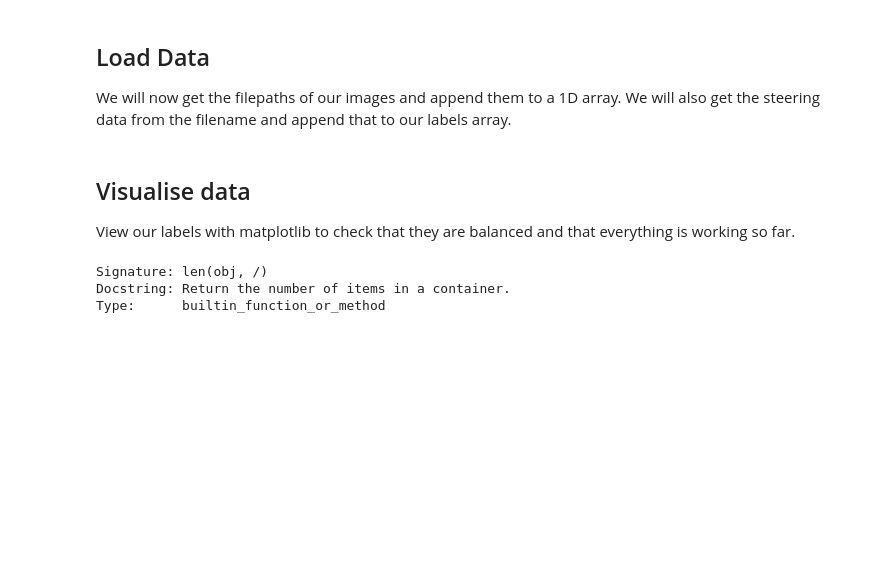
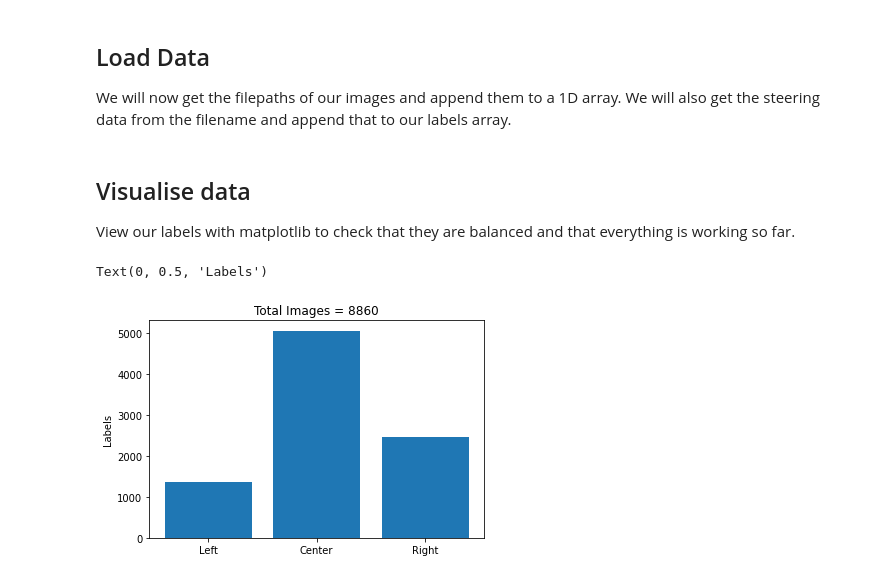
Before and after one commit to BenjaminPoole/AI-Mario-Kart, a Jupyter notebook: CNN Training.ipynb, the cells around one changed output. Saved outputs shown, nothing was run; the diff lists cells and outputs as text; code cells hidden in the pictures; blank space fills up the shorter version.

```diff
--- a/CNN Training.ipynb
+++ b/CNN Training.ipynb
@@ -7,6 +10,9 @@ We will now get the filepaths of our images and append them to a 1D array. We wi
 # %%
 images=[]
 labels=[] # left = 0, right = 1
+left_count=0
+center_count=0
+right_count=0
 
 
 for folder in os.listdir('myData'):
@@ -17,11 +23,14 @@ for folder in os.listdir('myData'):
         #                          # right = wasd[3]
         if wasd[1] == '1' and wasd[3] == '0': # Turning left
             labels.append('left')
+            left_count+=1
 
         elif wasd[1] == '0' and wasd[3] == '1': # Turning right
             labels.append('right')
+            right_count+=1
         else:
             labels.append('center')
+            center_count+=1
 # %% [markdown]
 ## Visualise data
 View our labels with matplotlib to check that they are balanced and that everything is working so far.
@@ -30,6 +37,7 @@ plt.bar(['Left','Center','Right'],labels)
-# %%
-len?
-# %% [output]
-Signature: len(obj, /)
-Docstring: Return the number of items in a container.
-Type:      builtin_function_or_method
+# %%
+plt.title(f'Total Images = {len(labels)}')
+plt.bar(['Left','Center','Right'],[left_count,center_count,right_count])
+plt.ylabel('Labels')
+# %% [output]
+Text(0, 0.5, 'Labels')
+[figure, added]
```
Also changed, not shown: parts of 4 cells of this notebook.
